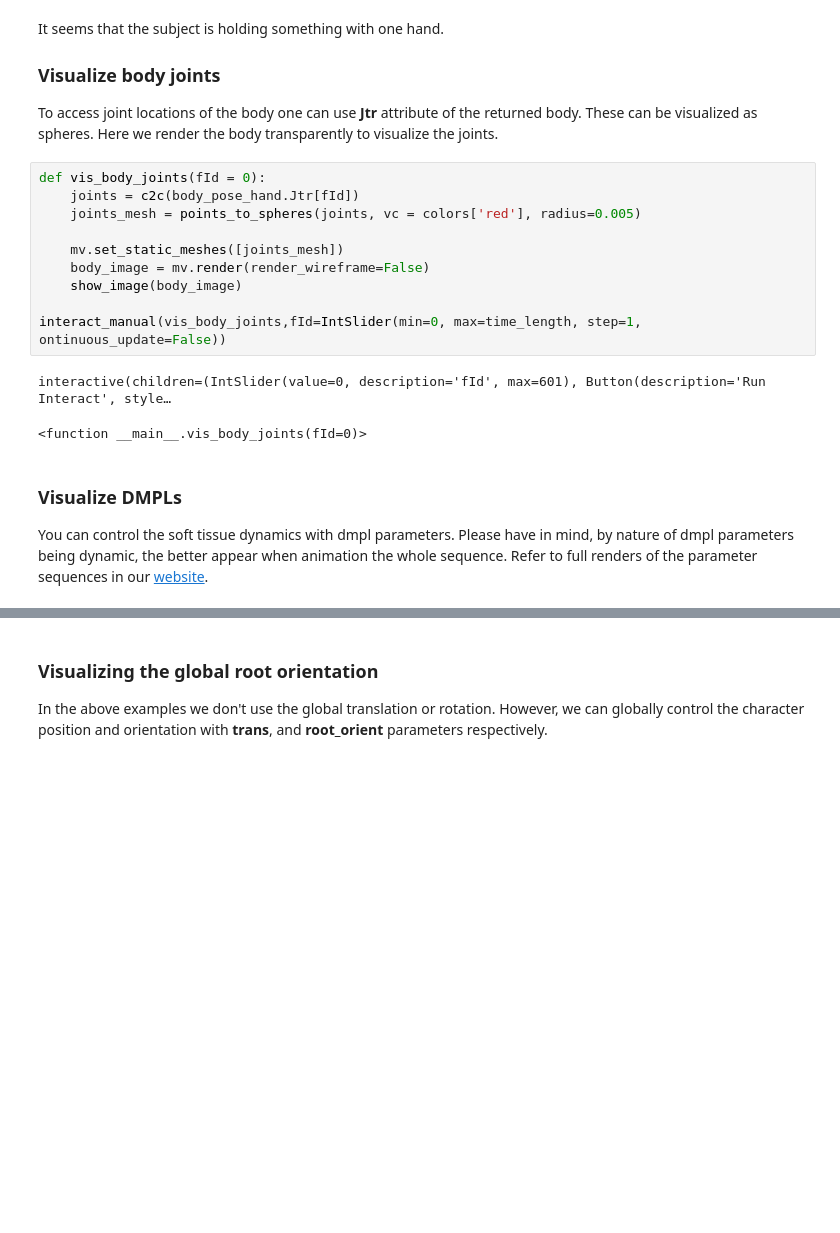
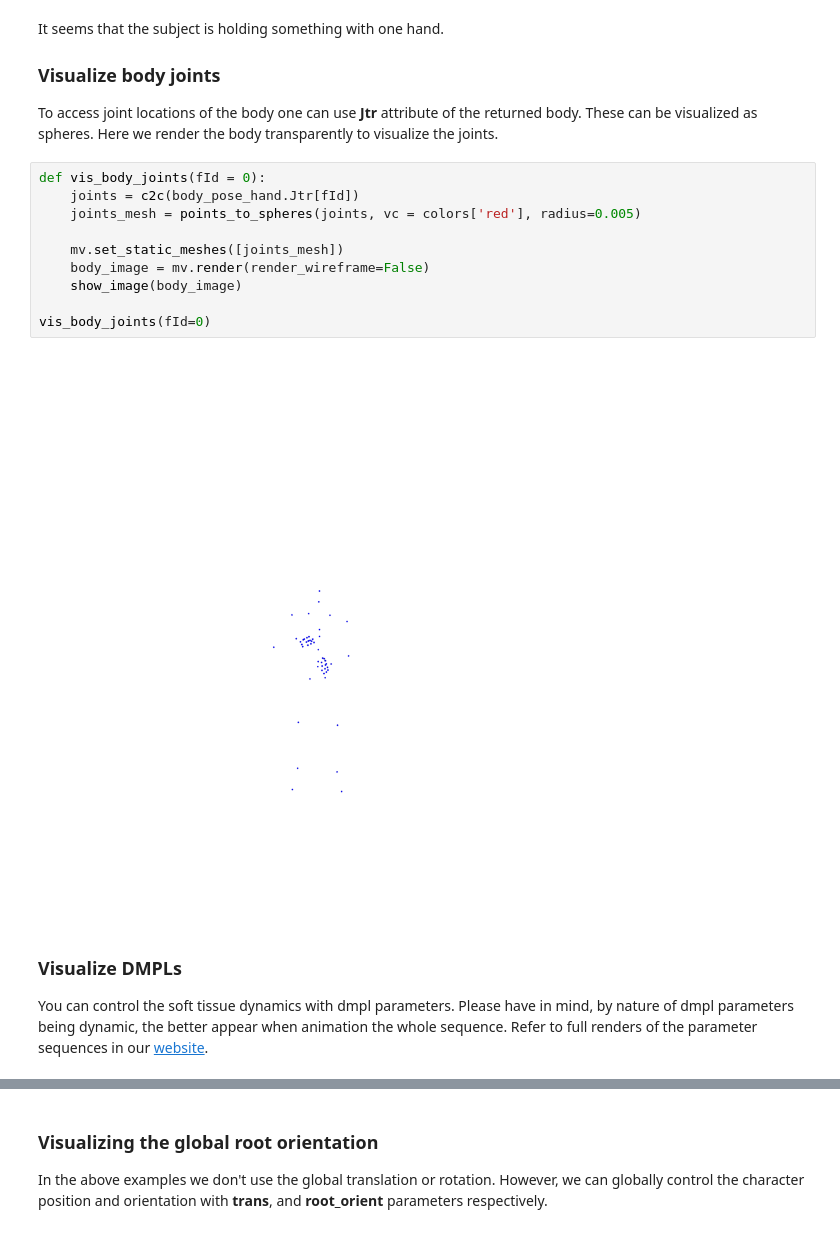
Before and after one commit to nghorbani/amass, a Jupyter notebook: notebooks/01-AMASS_Visualization.ipynb, the cells around one changed output, grey strips where cells are left out. Cells and saved outputs as stored; diff of their text form; blank space fills up the shorter version.

```diff
--- a/notebooks/01-AMASS_Visualization.ipynb
+++ b/notebooks/01-AMASS_Visualization.ipynb
@@ -149,20 +144,21 @@ Here we render the body transparently to visualize the joints.
 # %%
 def vis_body_joints(fId = 0):
     joints = c2c(body_pose_hand.Jtr[fId])
     joints_mesh = points_to_spheres(joints, vc = colors['red'], radius=0.005)
 
     mv.set_static_meshes([joints_mesh])
     body_image = mv.render(render_wireframe=False)
     show_image(body_image)
 
-interact_manual(vis_body_joints,fId=IntSlider(min=0, max=time_length, step=1, ontinuous_update=False))
+vis_body_joints(fId=0)
 # %% [output]
-interactive(children=(IntSlider(value=0, description='fId', max=601), Button(description='Run Interact', style…
-<function __main__.vis_body_joints(fId=0)>
+[figure, added]
 # %% [markdown]
 ### Visualize DMPLs
 
-You can control the soft tissue dynamics with dmpl parameters. Please have in mind, by nature of dmpl parameters being dynamic, the better appear when animation the whole sequence. Refer to full renders of the parameter sequences in our [website](https://amass.is.tue.mpg.de/).
+You can control the soft tissue dynamics with dmpl parameters.
+Please have in mind, by nature of dmpl parameters being dynamic, the better appear when animation the whole sequence.
+Refer to full renders of the parameter sequences in our [website](https://amass.is.tue.mpg.de/).
 # %%
 body_dmpls = bm(**{k:v for k,v in body_parms.items() if k in ['pose_body', 'betas', 'pose_hand', 'dmpls']})
 
```
Also changed, not shown: parts of 12 cells of this notebook, 5 other files.
